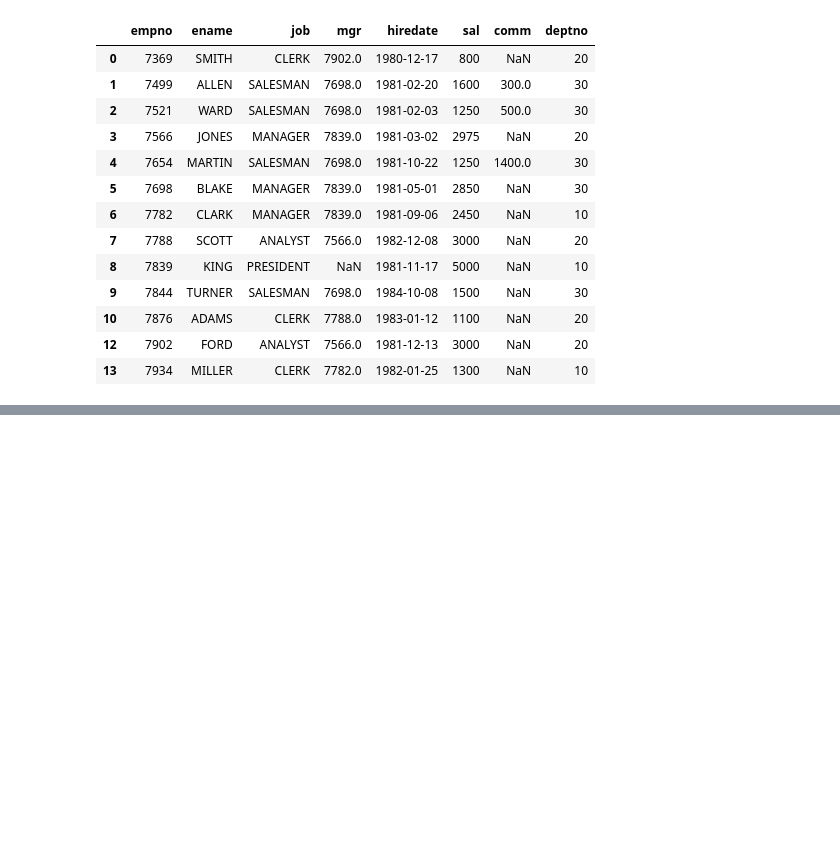
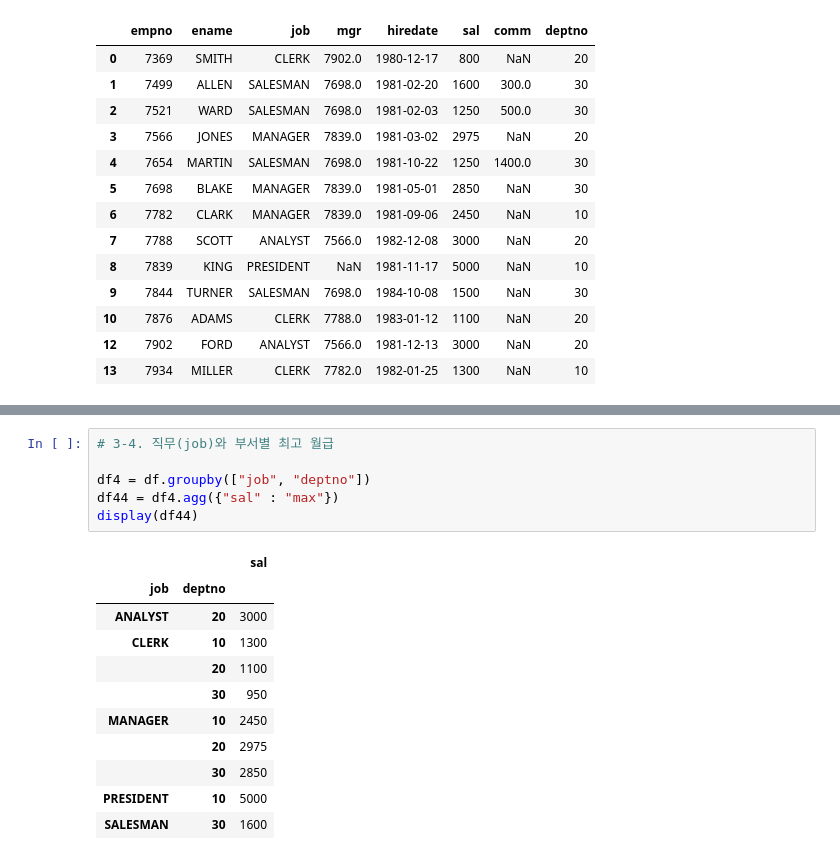
Before and after one commit to HaneulJ/Pythondata, a Jupyter notebook: lab16.ipynb, the cells around one changed output, grey strips where cells are left out. Drawn from its saved outputs; the diff is of its cells as text; blank space fills up the shorter version.

```diff
--- a/lab16.ipynb
+++ b/lab16.ipynb
@@ -74,0 +114,18 @@ display(df1.head())
+# %%
+# 3-4. 직무(job)와 부서별 최고 월급
+
+df4 = df.groupby(["job", "deptno"])
+df44 = df4.agg({"sal" : "max"})
+display(df44)
+# %% [output]
+|  |  | sal |
+| job | deptno |  |
+| ANALYST | 20 | 3000 |
+| CLERK | 10 | 1300 |
+|  | 20 | 1100 |
+|  | 30 | 950 |
+| MANAGER | 10 | 2450 |
+|  | 20 | 2975 |
+|  | 30 | 2850 |
+| PRESIDENT | 10 | 5000 |
+| SALESMAN | 30 | 1600 |
```
Also changed, not shown: parts of 12 cells of this notebook, 12 other files.
